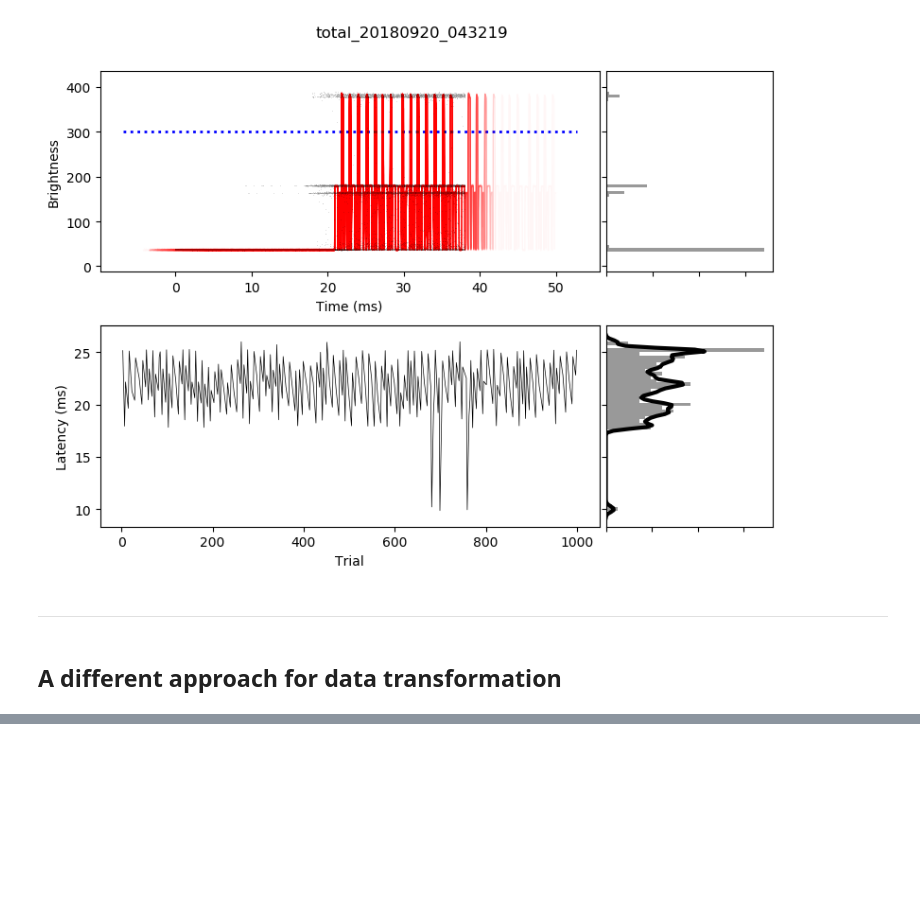
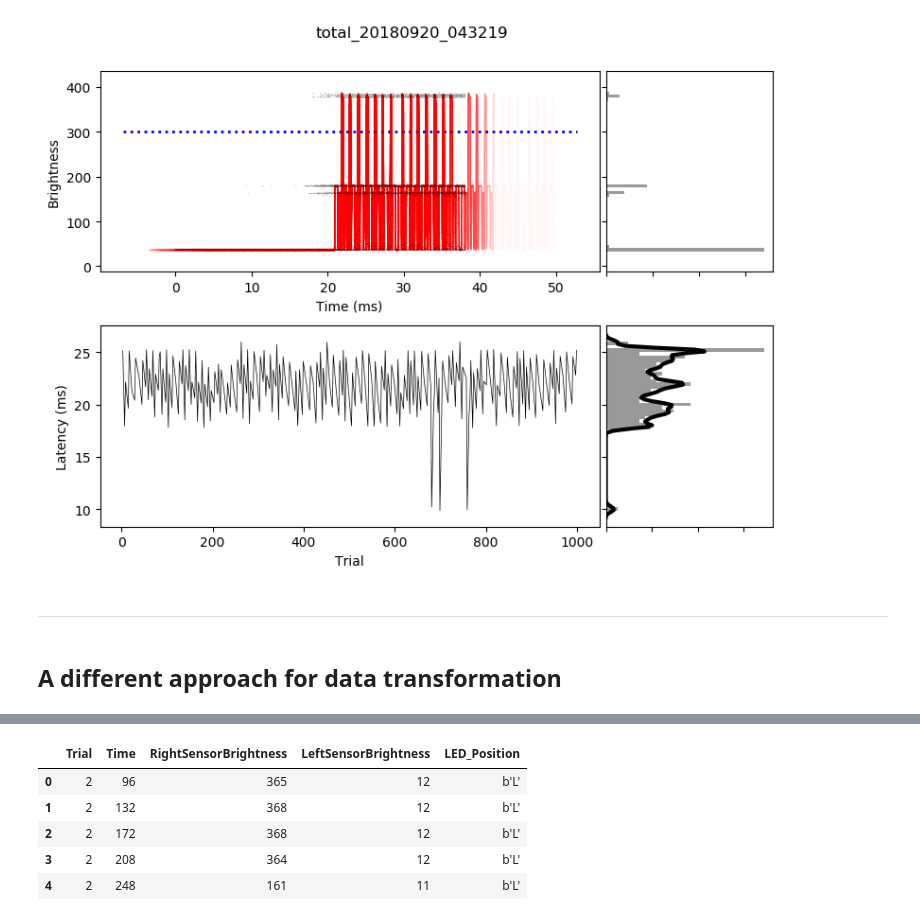
Before and after one commit to mohammadbashiri/vrlatency, a Jupyter notebook: notebooks/exploratory/Total.ipynb, the cells around one changed output, grey strips where cells are left out. Saved outputs shown, nothing was run; the diff lists cells and outputs as text; code cells hidden in the pictures; blank space fills up the shorter version.

```diff
--- a/notebooks/exploratory/Total.ipynb
+++ b/notebooks/exploratory/Total.ipynb
@@ -194,0 +191,11 @@ del dfd['LED_State']
+# %%
+df = dfd.loc[dfd['Trial']==2].copy()
+# %%
+df.head()
+# %% [output]
+|  | Trial | Time | RightSensorBrightness | LeftSensorBrightness | LED_Position |
+| 0 | 2 | 96 | 365 | 12 | b'L' |
+| 1 | 2 | 132 | 368 | 12 | b'L' |
+| 2 | 2 | 172 | 368 | 12 | b'L' |
+| 3 | 2 | 208 | 364 | 12 | b'L' |
+| 4 | 2 | 248 | 161 | 11 | b'L' |
```
Also changed, not shown: parts of 16 cells of this notebook, 4 other files.
